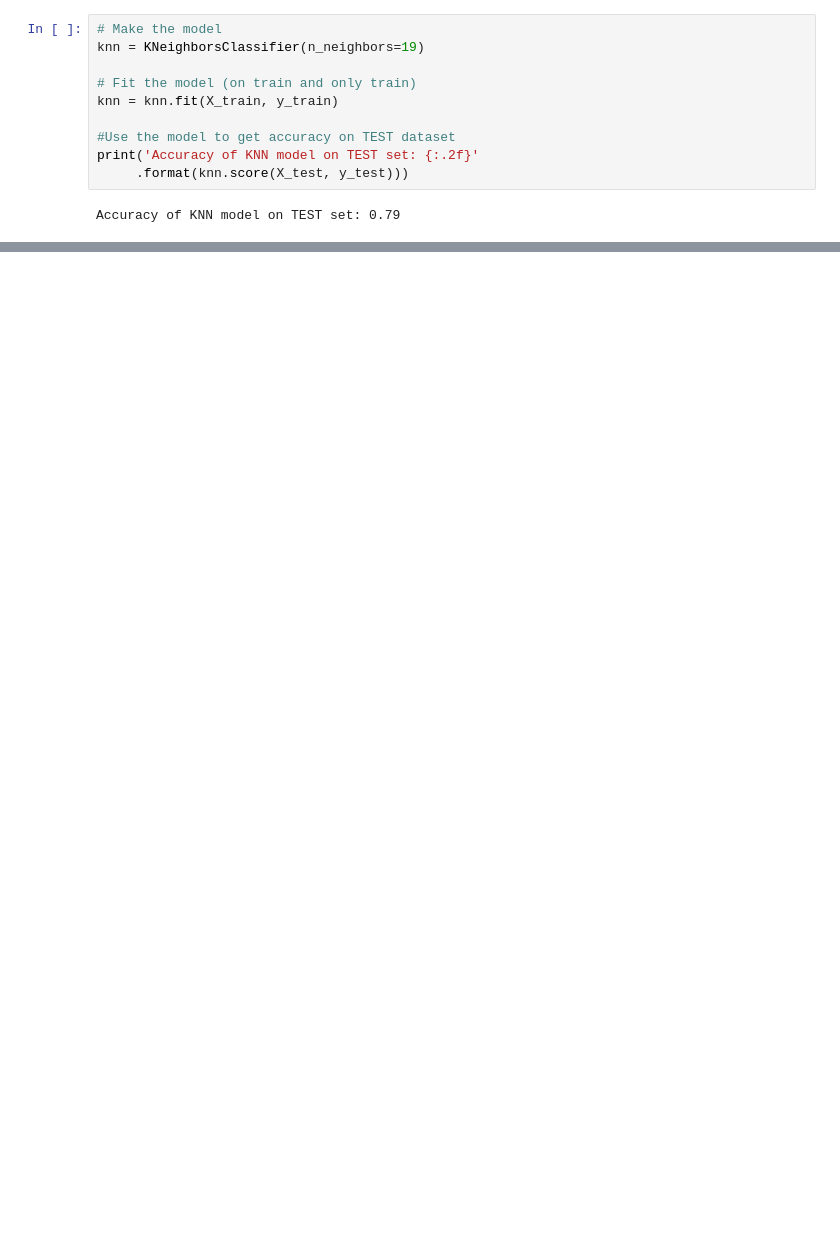
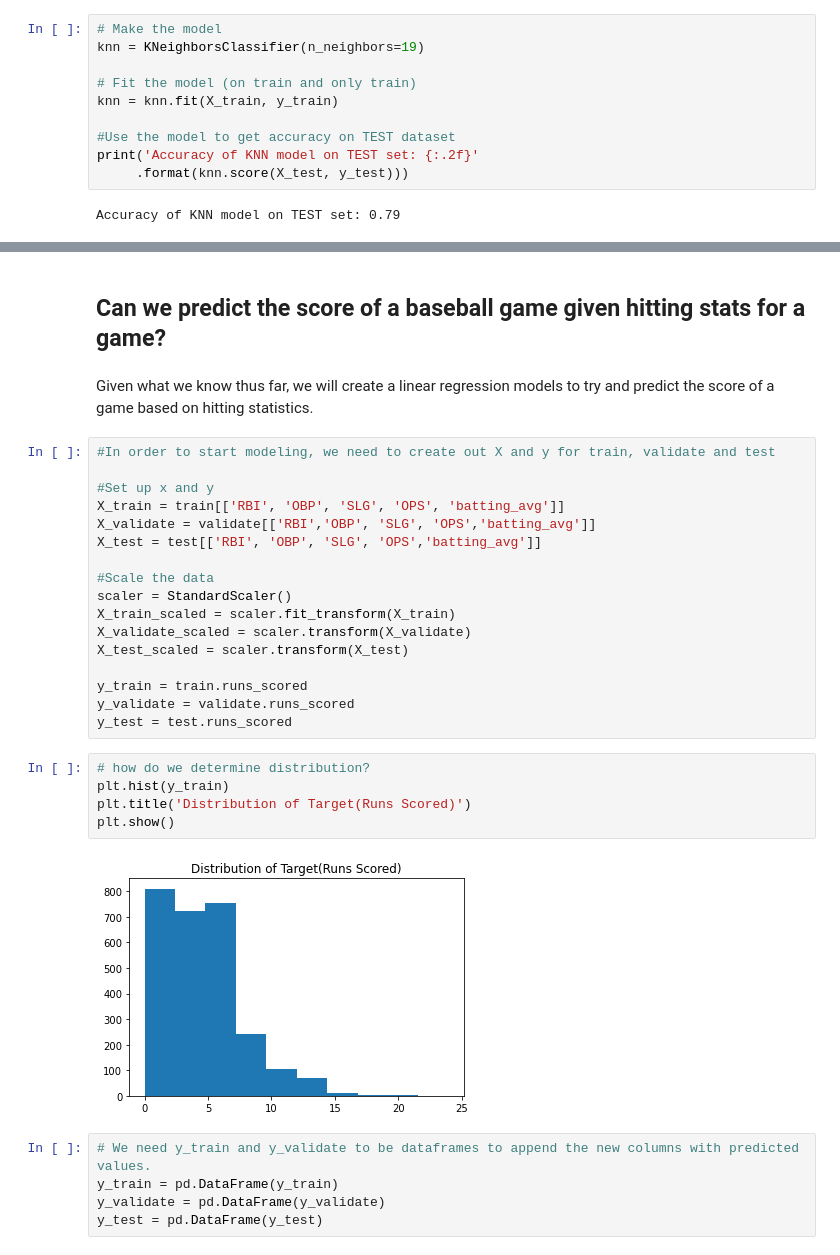
Before and after one commit to veronica-f-reyes/individual-project, a Jupyter notebook: initial_notebook.ipynb, the cells around one changed output, grey strips where cells are left out. Drawn from its saved outputs; the diff is of its cells as text; blank space fills up the shorter version.

Commit message:
Working on Modeling

```diff
--- a/initial_notebook.ipynb
+++ b/initial_notebook.ipynb
@@ -1250,0 +1269,33 @@ Accuracy of KNN model on TEST set: 0.79
+# %% [markdown]
+## Can we predict the score of a baseball game given hitting stats for a game?
+# %% [markdown]
+Given what we know thus far, we will create a linear regression models to try and predict the score of a game based on hitting statistics.
+# %%
+#In order to start modeling, we need to create out X and y for train, validate and test
+
+#Set up x and y
+X_train = train[['RBI', 'OBP', 'SLG', 'OPS', 'batting_avg']]
+X_validate = validate[['RBI','OBP', 'SLG', 'OPS','batting_avg']]
+X_test = test[['RBI', 'OBP', 'SLG', 'OPS','batting_avg']]
+
+#Scale the data
+scaler = StandardScaler()
+X_train_scaled = scaler.fit_transform(X_train)
+X_validate_scaled = scaler.transform(X_validate)
+X_test_scaled = scaler.transform(X_test)
+
+y_train = train.runs_scored
+y_validate = validate.runs_scored
+y_test = test.runs_scored
+# %%
+# how do we determine distribution?
+plt.hist(y_train)
+plt.title('Distribution of Target(Runs Scored)')
+plt.show()
+# %% [output]
+[figure, added]
+# %%
+# We need y_train and y_validate to be dataframes to append the new columns with predicted values.
+y_train = pd.DataFrame(y_train)
+y_validate = pd.DataFrame(y_validate)
+y_test = pd.DataFrame(y_test)
```
Also changed, not shown: parts of 54 cells of this notebook, 1 other file.
